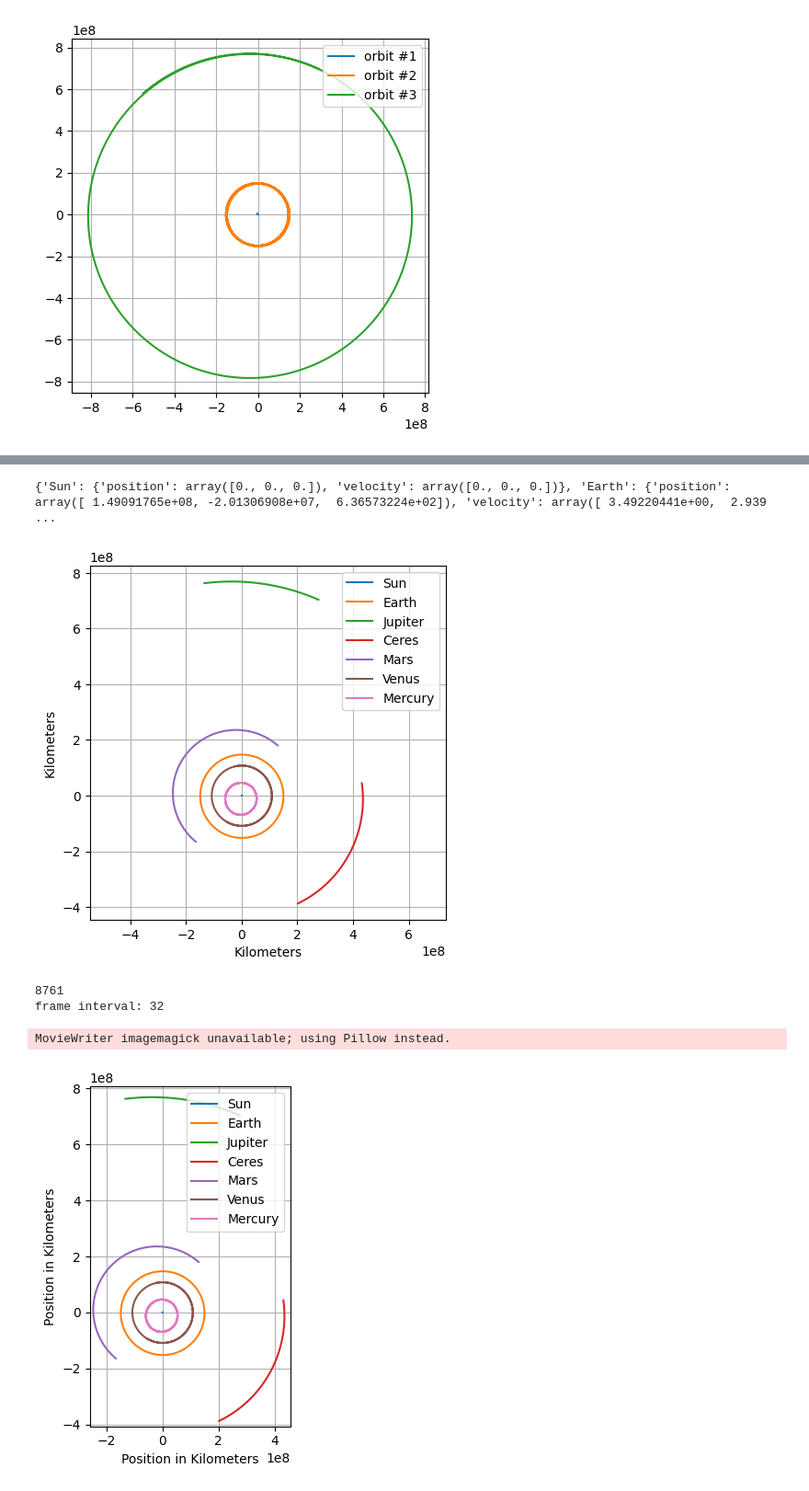
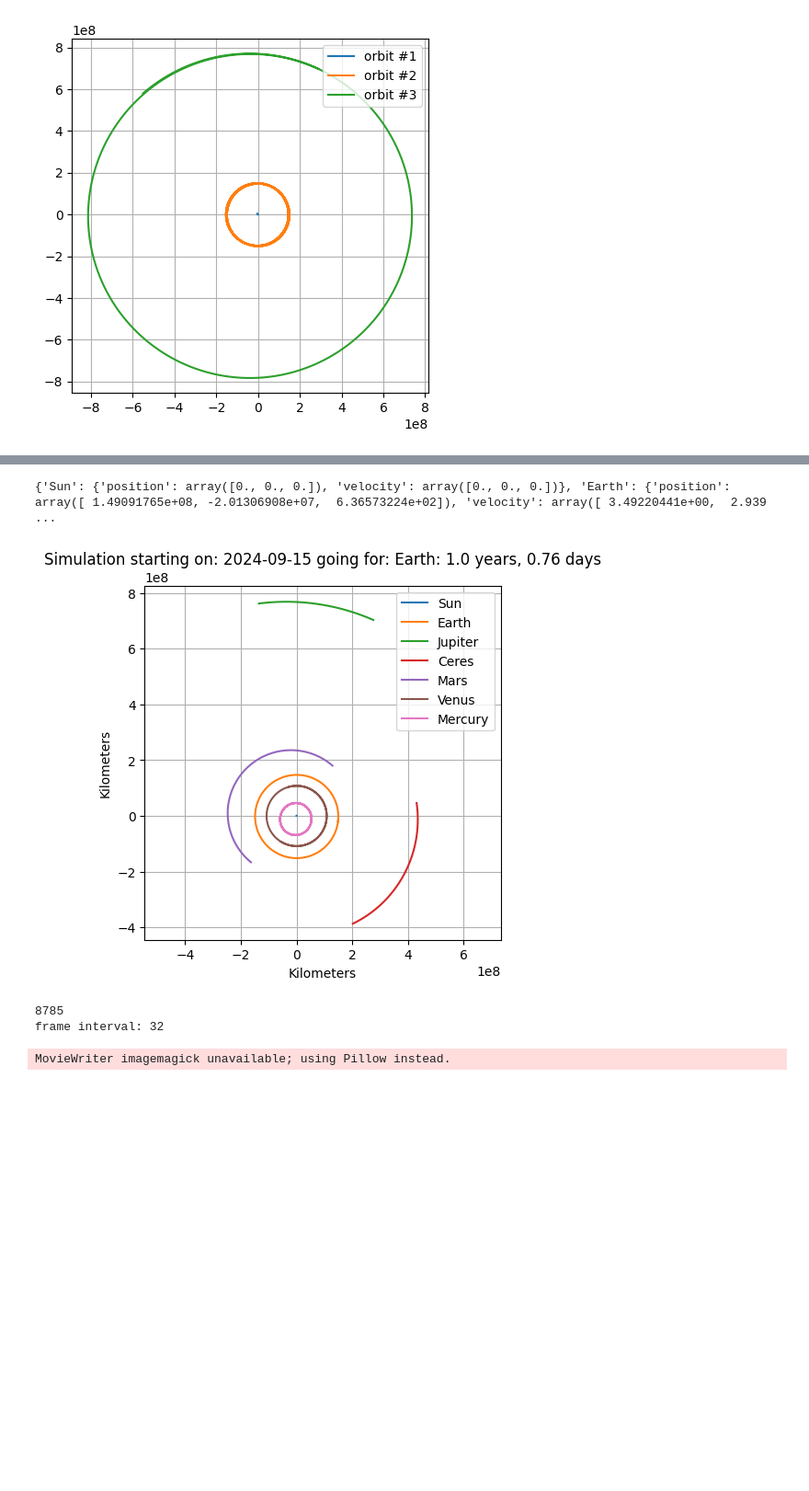
Before and after one commit to JacobASorensen/Orbital_Mechanics_Simulations, a Jupyter notebook: cplusplus/orbit_sim_with_cpp.ipynb, the cells around one changed output, grey strips where cells are left out. Shown at 92% size. Saved outputs shown, nothing was run; the diff lists cells and outputs as text; code cells hidden in the pictures; blank space fills up the shorter version.

Commit message:
Add descriptive graph titles

```diff
--- a/cplusplus/orbit_sim_with_cpp.ipynb
+++ b/cplusplus/orbit_sim_with_cpp.ipynb
@@ -313,12 +316,17 @@ class NBodySim:
         # Concatenate positions and velocities into a single array
         return np.array(velocities + positions)
 
-    def Do_Simulation(self,begin_time,end_time,time_step):
+    def Do_Simulation(self,end_time,time_step):
         """Run n-body simulation from Orbit_Sim c++ code"""
-
+        years, remainder = divmod(end_time, 365.24 * 86400)  # 86400 seconds in a day
+        years = int(years)
+        days = float(remainder) / 86400.0
+        days = round(days,2)
+        simulation_time_string = f"Earth: {years} years, {days} days"
+        self.description_of_simulation = "Simulation starting on: " + self.epoch['start'] + " going for: "+ simulation_time_string
         self.simulation_data = Orbit_Sim.runge_kutta_system(self.get_init_data_array(),
                                                             self.get_masses(),
-                                                            begin_time,
+                                                            0.0,
                                                             end_time,
                                                             time_step,
                                                             self.GRAVITY_CONSTANT)
@@ -350,7 +358,7 @@ class NBodySim:
             y_vals.append(y_val)
             plt.plot( x_val , y_val , label = x )
             current += 3
-
+        plt.title(self.description_of_simulation)
         plt.xlabel('Kilometers')
         plt.ylabel('Kilometers')
         plt.legend()
@@ -424,39 +432,39 @@ class NBodySim:
         ax.set_xlabel('Position in Kilometers')
         ax.set_ylabel('Position in Kilometers')
         ax.grid()
+        ax.set_title(self.description_of_simulation)
         # ax.axis('auto')
         ax.set_aspect('equal', adjustable='box')
         ax.set_xlim(xl,xu)
         ax.set_ylim(yl,yu)
 
         # Save & Display the animation
         if name != "":
             if not os.path.isfile(name + '.gif'):
                 animation.save("../animations/" + name + '.gif', writer='imagemagick', fps=30)
             Image(filename= "../animations/" + name + '.gif')
 
             # animation.save(name +'.mp4', writer='ffmpeg')
             # Video(name + '.mp4')
         else:# Use if you want to display an interactive widgit in-line
             %matplotlib widget
 
 # Create an instance of the NBodySim class
 nbody_sim = NBodySim(['Sun', 'Earth','Jupiter','Ceres','Mars','Venus','Mercury'])
 
 # Automatically uses today's date for the epoch
 nbody_sim.query_jpl()
 
-nbody_sim.Do_Simulation(0,365*24*3600,3600)
+nbody_sim.Do_Simulation(366*24*3600,3600)
 nbody_sim.Basic_Graphic()
 nbody_sim.Animated_Graph(8,0,"Inner_Solar_System")
 # Animated_Graph(data3,len(masses2),-10**9,10**9,-10**9,10**9,8,500,"Inner Solar System")
 # %% [output]
 {'Sun': {'position': array([0., 0., 0.]), 'velocity': array([0., 0., 0.])}, 'Earth': {'position': array([ 1.49091765e+08, -2.01306908e+07,  6.36573224e+02]), 'velocity': array([ 3.49220441e+00,  2.939 ...
-[figure, old version]
+[figure, new version]
-8761
+8785
 frame interval: 32
 MovieWriter imagemagick unavailable; using Pillow instead.
-[figure, removed]
 # %%
 nbody_sim_2 = NBodySim(['Sun', 'Earth','Jupiter'])
 
```
Also changed, not shown: parts of 2 cells of this notebook, 2 other files.
